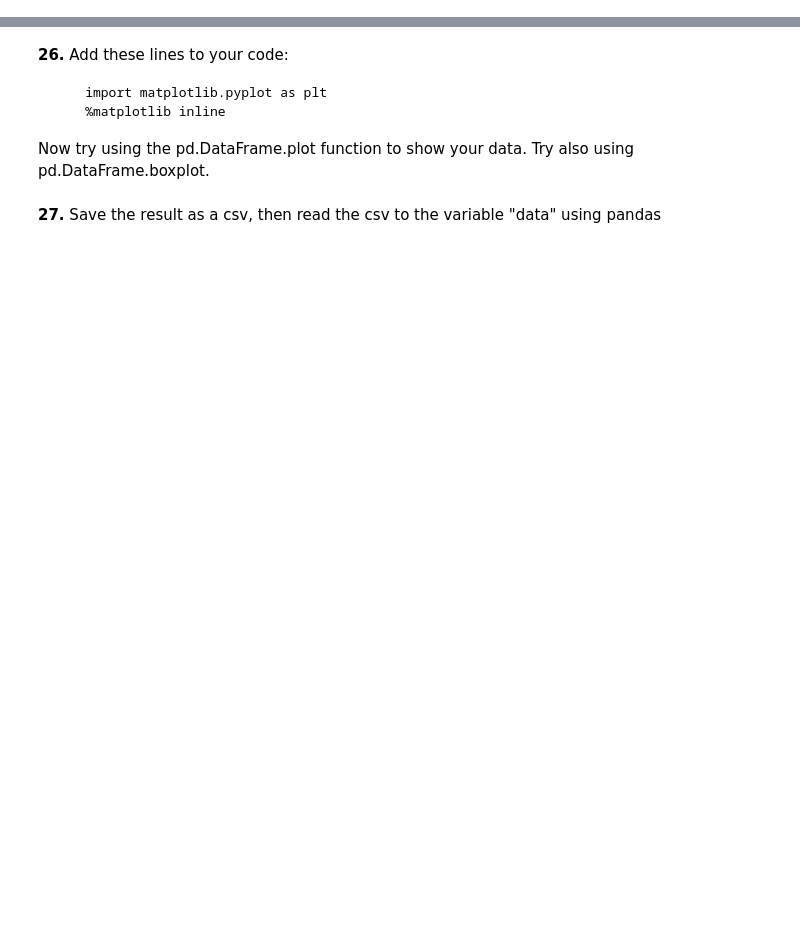
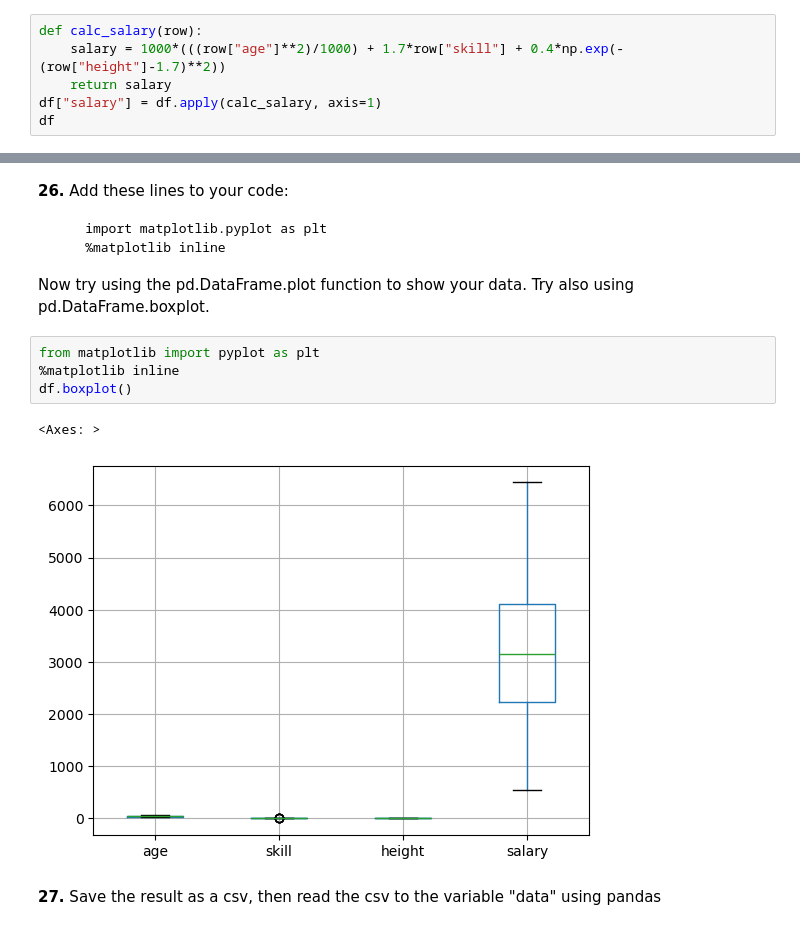
Before and after one commit to itayf02/training, a Jupyter notebook: training-main (1)/training-main/intro/python/pandas/pandas_puzzles.ipynb, the cells around one changed output, grey strips where cells are left out. Drawn from its saved outputs; the diff is of its cells as text; blank space fills up the shorter version.

```diff
--- a/training-main (1)/training-main/intro/python/pandas/pandas_puzzles.ipynb
+++ b/training-main (1)/training-main/intro/python/pandas/pandas_puzzles.ipynb
@@ -378,0 +377,6 @@ df.apply(func=lambda )
+# %%
+def calc_salary(row):
+    salary = 1000*(((row["age"]**2)/1000) + 1.7*row["skill"] + 0.4*np.exp(-(row["height"]-1.7)**2))
+    return salary
+df["salary"] = df.apply(calc_salary, axis=1)
+df
@@ -390,5 +459,12 @@ df.apply(func=lambda )
         %matplotlib inline
 
 Now try using the pd.DataFrame.plot function to show your data. Try also using pd.DataFrame.boxplot.
+# %%
+from matplotlib import pyplot as plt
+%matplotlib inline
+df.boxplot()
+# %% [output]
+<Axes: >
+[figure, added]
 # %% [markdown]
 **27.** Save the result as a csv, then read the csv to the variable "data" using pandas
```
Also changed, not shown: parts of 27 cells of this notebook, 1 other file.
